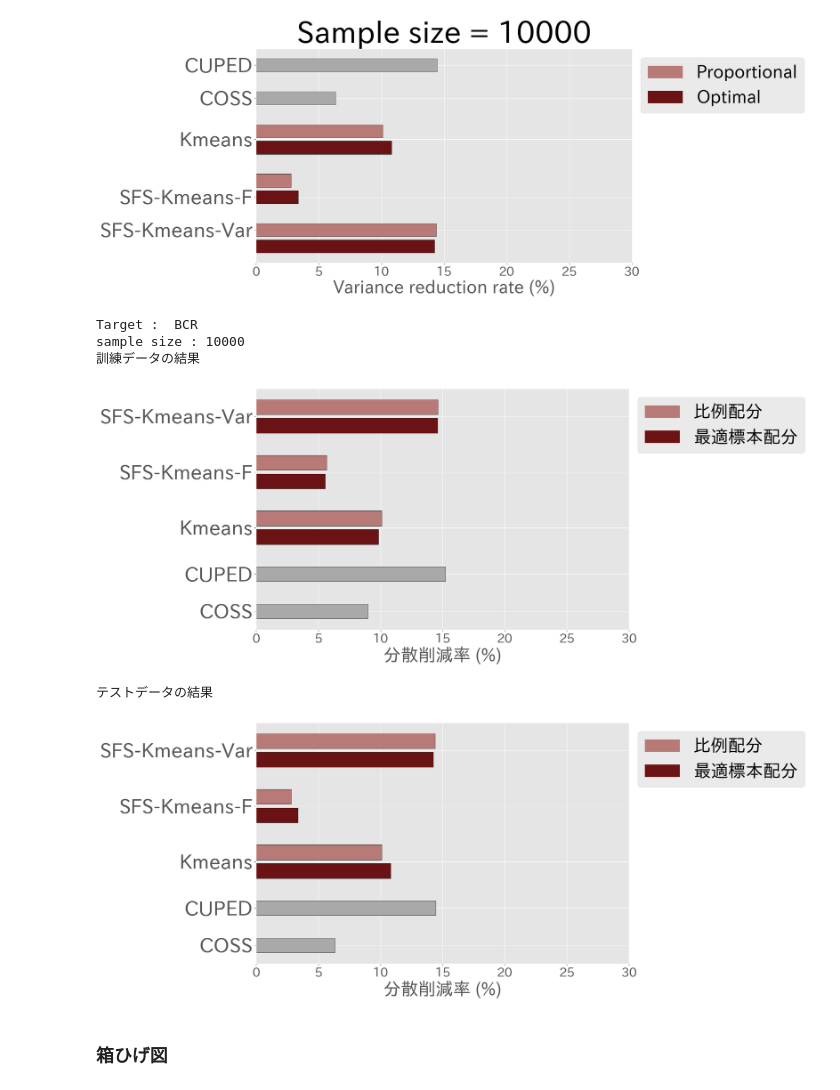
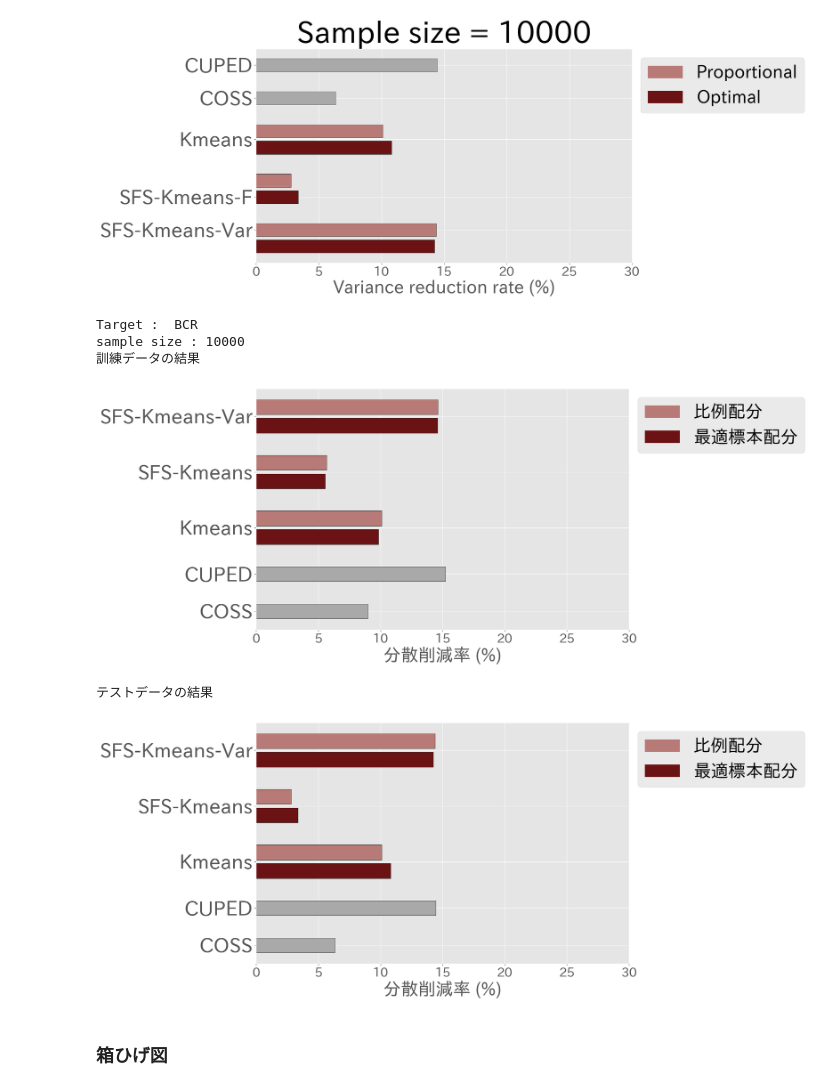
Before and after one commit to Monketu/ABtesting, a Jupyter notebook: notebook/確認用/結果の図用_卒論用.ipynb, the cells around one changed output. Cells and saved outputs as stored; diff of their text form; code cells hidden in the pictures.

```diff
--- a/notebook/確認用/結果の図用_卒論用.ipynb
+++ b/notebook/確認用/結果の図用_卒論用.ipynb
@@ -289,7 +289,7 @@ for reduc_dict in [reduc_dict_train, reduc_dict_test]:
         "COSS",
         "CUPED",
         "Kmeans",
-        "SFS-Kmeans-F",
+        "SFS-Kmeans",
         "SFS-Kmeans-Var",
     ]
     values = (
@@ -319,35 +319,35 @@ for reduc_dict in [reduc_dict_train, reduc_dict_test]:
 
     # 各ラベルが3つの棒の真ん中に配置されるように位置を調整
     y_positions = [0, 2, 4.5, 7.5, 10.5]
 
     # グラフを描画
     fig, ax = plt.subplots(figsize=(20, 8))
     ax.barh(range(len(values)), values, color=colors, edgecolor="black")
 
     # 凡例の追加
     legend_labels = ["比例配分", "最適標本配分"]
     # 色のリスト
     legend_colors = [proportional_color, optimal_color]
     # 各ラベルに対してハンドルを作成
     handles = [plt.Rectangle((0, 0), 1, 1, color=color) for color in legend_colors]
     ax.legend(
         handles, legend_labels, fontsize=35, loc="upper left", bbox_to_anchor=(1, 1)
     )
 
     # y軸の目盛りとラベルを設定
     ax.set_yticks(y_positions)
     ax.tick_params(axis="x", labelsize=25)
     ax.set_yticklabels(labels, fontsize=40)
     ax.set_xlabel("分散削減率 (%)", fontsize=35)
     ax.set_xlim(0, X_LIM_REDUC)
     plt.tight_layout()
     plt.show()
 # %% [output]
 Target :  BCR
 sample size : 10000
 訓練データの結果
-[figure, old version]
+[figure, new version]
 テストデータの結果
-[figure, old version]
+[figure, new version]
 # %% [markdown]
 ### 箱ひげ図
```
Also changed, not shown: 14 other files.
